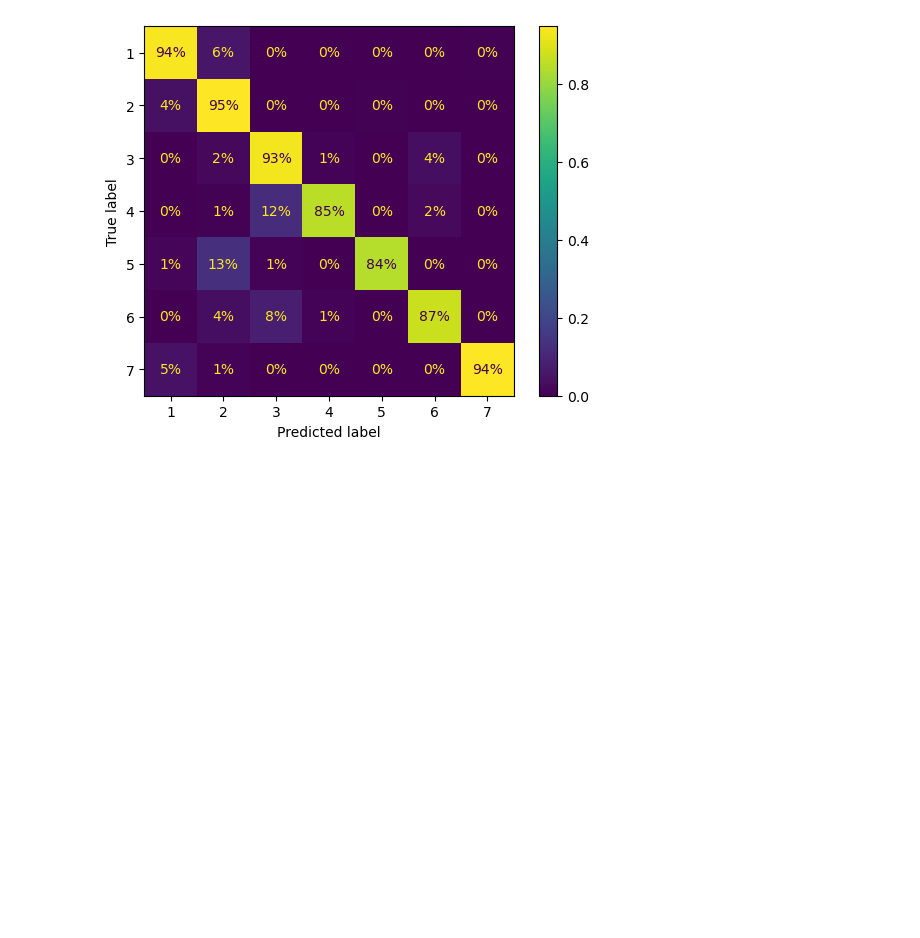
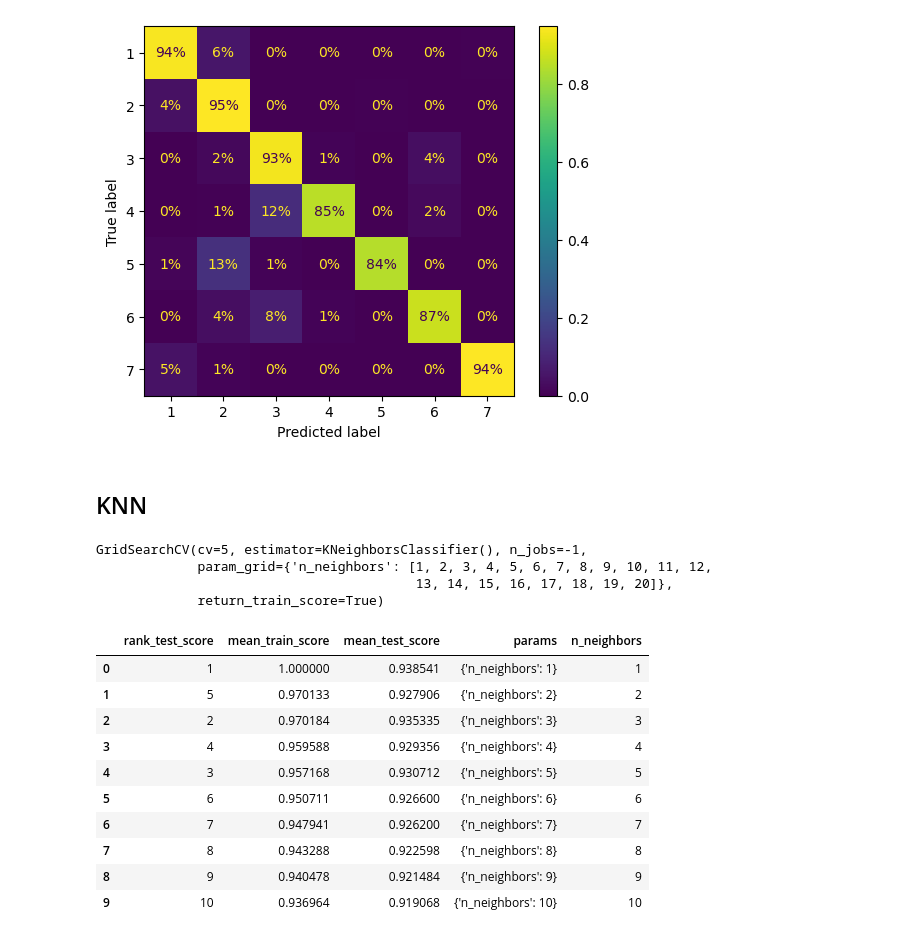
Before and after one commit to FrederickAlmeida/-IF1014-Data-Mining, a Jupyter notebook: Covertype database/models.ipynb, the cells around one changed output. Drawn from its saved outputs; the diff is of its cells as text; code cells hidden in the pictures; blank space fills up the shorter version.

```diff
--- a/Covertype database/models.ipynb
+++ b/Covertype database/models.ipynb
@@ -151,3 +155,5 @@ ConfusionMatrixDisplay.from_predictions(y_test, preds, normalize='true', values_
 plt.show()
 # %% [output]
 [figure]
+# %% [markdown]
+## KNN
@@ -153,0 +164,25 @@ plt.show()
+# %%
+clf = GridSearchCV(KNeighborsClassifier(), params, n_jobs=-1, return_train_score=True, cv=5)
+clf.fit(X_train, y_train)
+# %% [output]
+GridSearchCV(cv=5, estimator=KNeighborsClassifier(), n_jobs=-1,
+             param_grid={'n_neighbors': [1, 2, 3, 4, 5, 6, 7, 8, 9, 10, 11, 12,
+                                         13, 14, 15, 16, 17, 18, 19, 20]},
+             return_train_score=True)
+# %%
+results = pd.DataFrame(clf.cv_results_)
+results = results[['rank_test_score', 'mean_train_score', 'mean_test_score', 'params']]
+results['n_neighbors'] = results['params'].apply(lambda x: x['n_neighbors'])
+results.head(10)
+# %% [output]
+|  | rank_test_score | mean_train_score | mean_test_score | params | n_neighbors |
+| 0 | 1 | 1.000000 | 0.938541 | {'n_neighbors': 1} | 1 |
+| 1 | 5 | 0.970133 | 0.927906 | {'n_neighbors': 2} | 2 |
+| 2 | 2 | 0.970184 | 0.935335 | {'n_neighbors': 3} | 3 |
+| 3 | 4 | 0.959588 | 0.929356 | {'n_neighbors': 4} | 4 |
+| 4 | 3 | 0.957168 | 0.930712 | {'n_neighbors': 5} | 5 |
+| 5 | 6 | 0.950711 | 0.926600 | {'n_neighbors': 6} | 6 |
+| 6 | 7 | 0.947941 | 0.926200 | {'n_neighbors': 7} | 7 |
+| 7 | 8 | 0.943288 | 0.922598 | {'n_neighbors': 8} | 8 |
+| 8 | 9 | 0.940478 | 0.921484 | {'n_neighbors': 9} | 9 |
+| 9 | 10 | 0.936964 | 0.919068 | {'n_neighbors': 10} | 10 |
```
Also changed, not shown: parts of 8 cells of this notebook, 2 other files.
